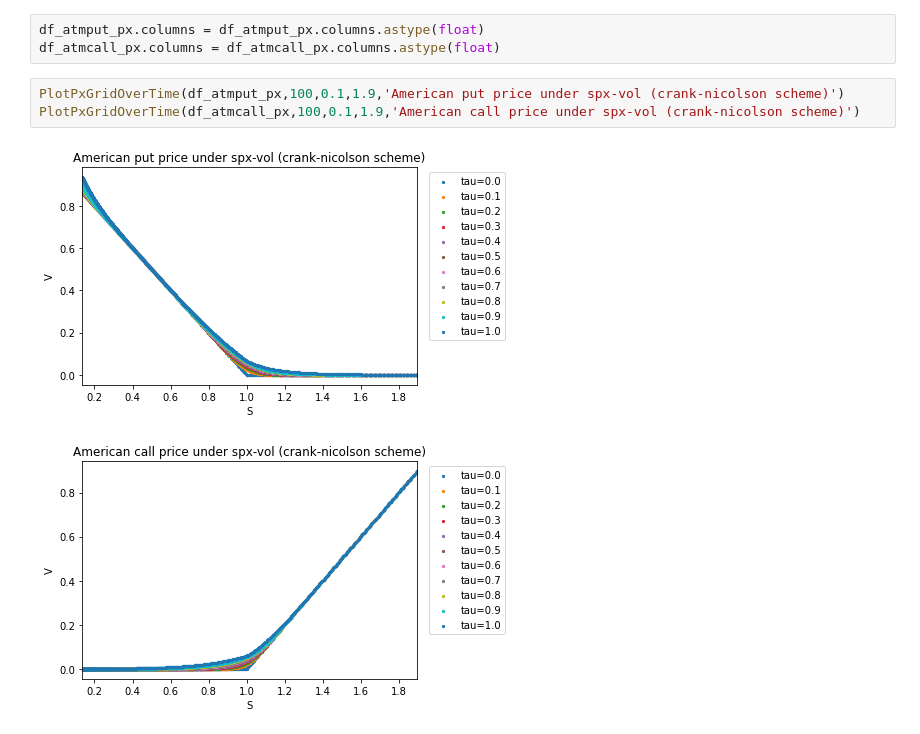
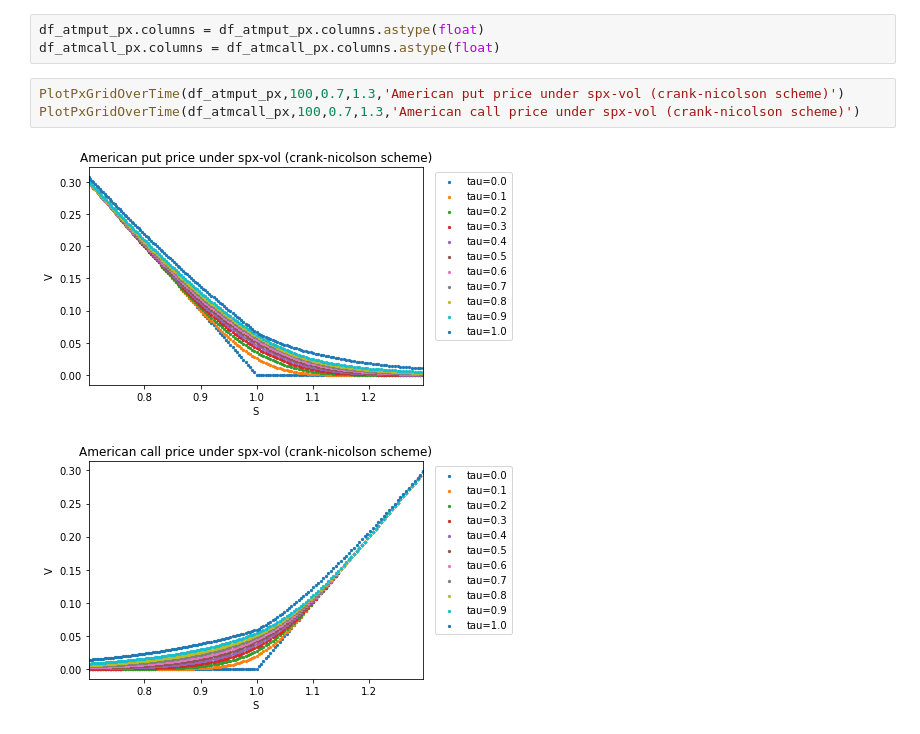
Before and after one commit to frankieycy/option-pricing, a Jupyter notebook: research/american-option/main.ipynb, the cells around one changed output. Cells and saved outputs as stored; diff of their text form.

```diff
--- a/research/american-option/main.ipynb
+++ b/research/american-option/main.ipynb
@@ -217,11 +217,11 @@ df_atmcall_ex = pd.read_csv('test/atm_am_crank-nicolson/atm_am_call_exbdry_spxvo
 df_atmput_px.columns = df_atmput_px.columns.astype(float)
 df_atmcall_px.columns = df_atmcall_px.columns.astype(float)
 # %%
-PlotPxGridOverTime(df_atmput_px,100,0.1,1.9,'American put price under spx-vol (crank-nicolson scheme)')
-PlotPxGridOverTime(df_atmcall_px,100,0.1,1.9,'American call price under spx-vol (crank-nicolson scheme)')
+PlotPxGridOverTime(df_atmput_px,100,0.7,1.3,'American put price under spx-vol (crank-nicolson scheme)')
+PlotPxGridOverTime(df_atmcall_px,100,0.7,1.3,'American call price under spx-vol (crank-nicolson scheme)')
 # %% [output]
-[figure, old version]
+[figure, new version]
-[figure, old version]
+[figure, new version]
 # %%
 PlotExBdryOverTime(df_atmput_ex,'American put ex-boundary under spx-vol (crank-nicolson scheme)')
 PlotExBdryOverTime(df_atmcall_ex,'American call ex-boundary under spx-vol (crank-nicolson scheme)')
```
Also changed, not shown: parts of 3 cells of this notebook, 2 other files.
